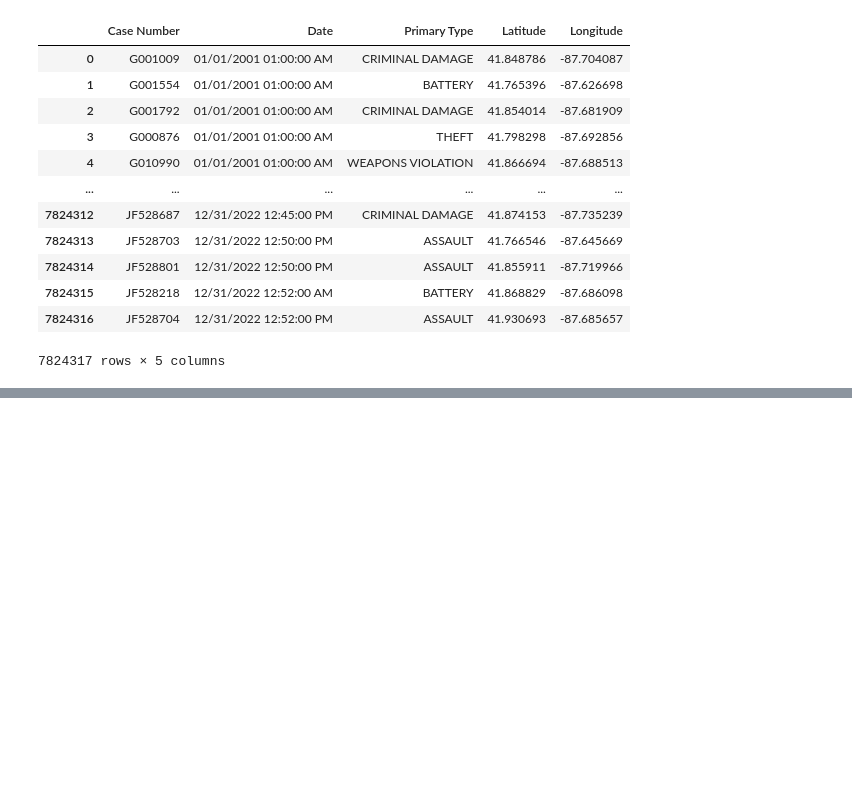
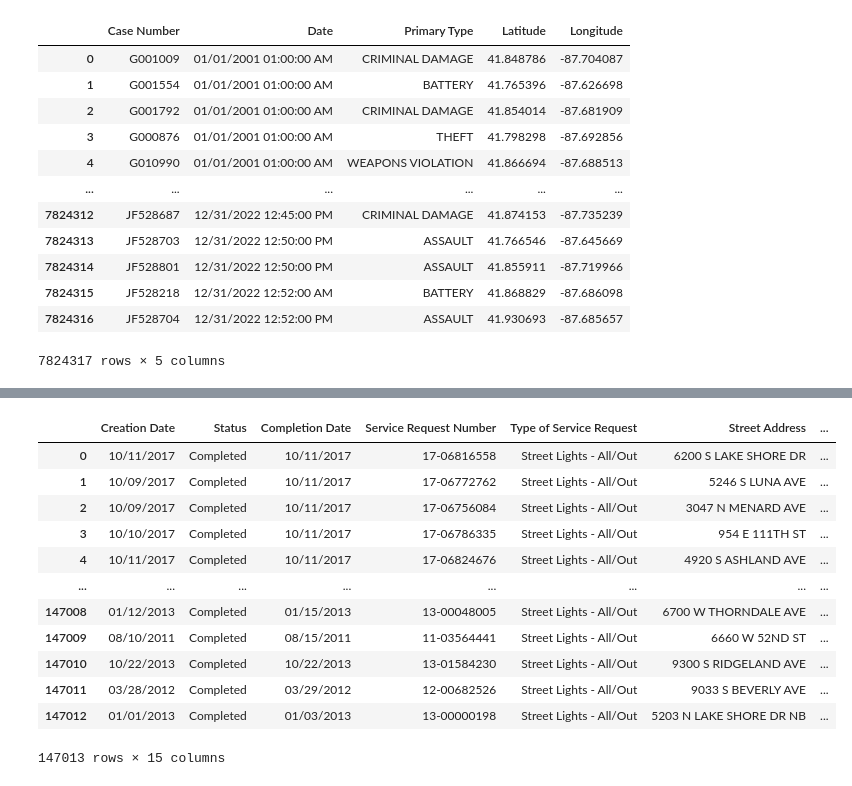
Before and after one commit to evanameyer1/Machine-Learning-Crime-Prediction-Application, a Jupyter notebook: code/data_cleaning.ipynb, the cells around one changed output, grey strips where cells are left out. Cells and saved outputs as stored; diff of their text form; code cells hidden in the pictures; blank space fills up the shorter version.

```diff
--- a/code/data_cleaning.ipynb
+++ b/code/data_cleaning.ipynb
@@ -160,0 +299,17 @@ unclean_crime.to_csv('../clean_datasets/clean_crime.csv')
+# %%
+unclean_streetlights_allout = pd.read_csv('../original_datasets/unclean_streetlights_allout.csv')
+unclean_streetlights_allout
+# %% [output]
+|  | Creation Date | Status | Completion Date | Service Request Number | Type of Service Request | Street Address | ... |
+| 0 | 10/11/2017 | Completed | 10/11/2017 | 17-06816558 | Street Lights - All/Out | 6200 S LAKE SHORE DR | ... |
+| 1 | 10/09/2017 | Completed | 10/11/2017 | 17-06772762 | Street Lights - All/Out | 5246 S LUNA AVE | ... |
+| 2 | 10/09/2017 | Completed | 10/11/2017 | 17-06756084 | Street Lights - All/Out | 3047 N MENARD AVE | ... |
+| 3 | 10/10/2017 | Completed | 10/11/2017 | 17-06786335 | Street Lights - All/Out | 954 E 111TH ST | ... |
+| 4 | 10/11/2017 | Completed | 10/11/2017 | 17-06824676 | Street Lights - All/Out | 4920 S ASHLAND AVE | ... |
+| ... | ... | ... | ... | ... | ... | ... | ... |
+| 147008 | 01/12/2013 | Completed | 01/15/2013 | 13-00048005 | Street Lights - All/Out | 6700 W THORNDALE AVE | ... |
+| 147009 | 08/10/2011 | Completed | 08/15/2011 | 11-03564441 | Street Lights - All/Out | 6660 W 52ND ST | ... |
+| 147010 | 10/22/2013 | Completed | 10/22/2013 | 13-01584230 | Street Lights - All/Out | 9300 S RIDGELAND AVE | ... |
+| 147011 | 03/28/2012 | Completed | 03/29/2012 | 12-00682526 | Street Lights - All/Out | 9033 S BEVERLY AVE | ... |
+| 147012 | 01/01/2013 | Completed | 01/03/2013 | 13-00000198 | Street Lights - All/Out | 5203 N LAKE SHORE DR NB | ... |
+147013 rows × 15 columns
```
Also changed, not shown: parts of 48 cells of this notebook, 2 other files.
